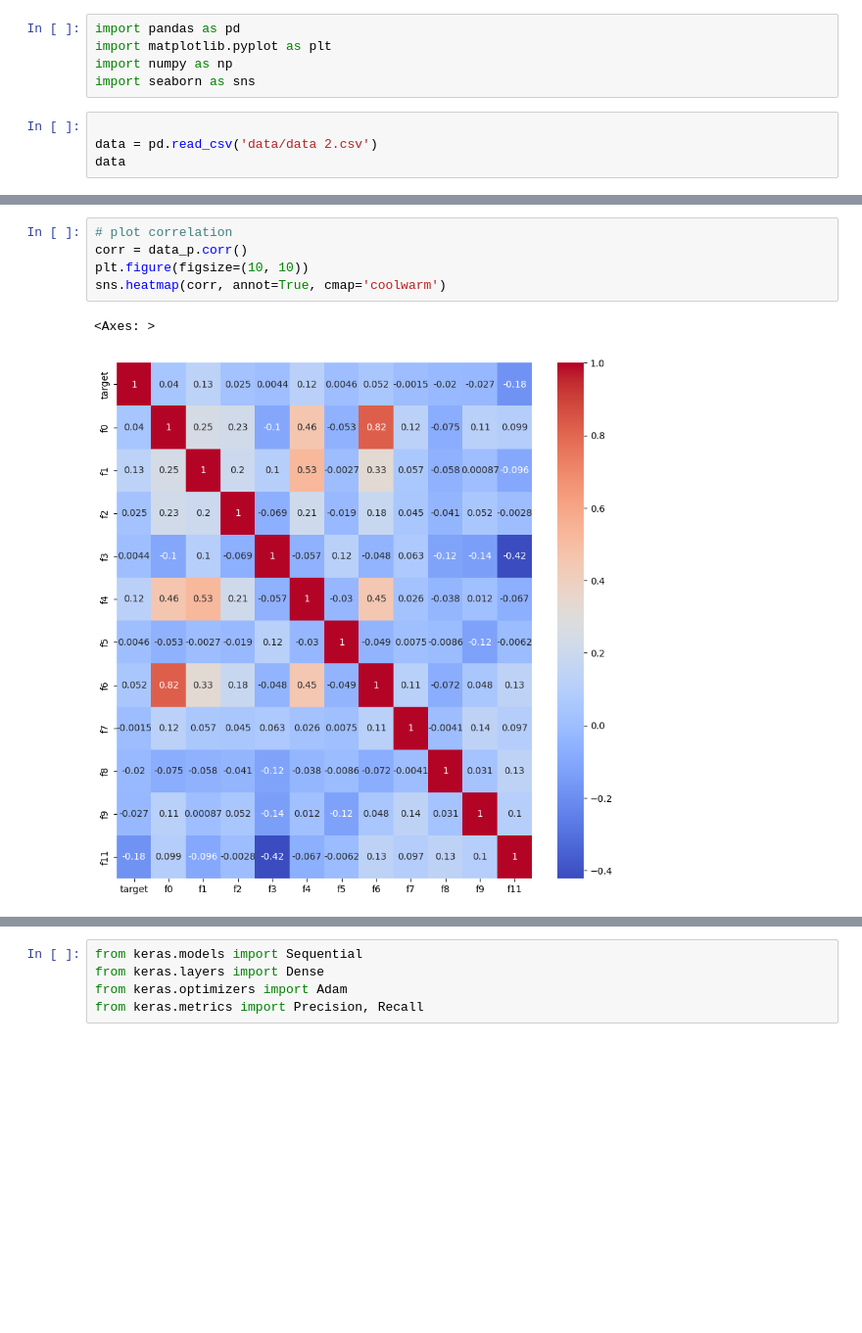
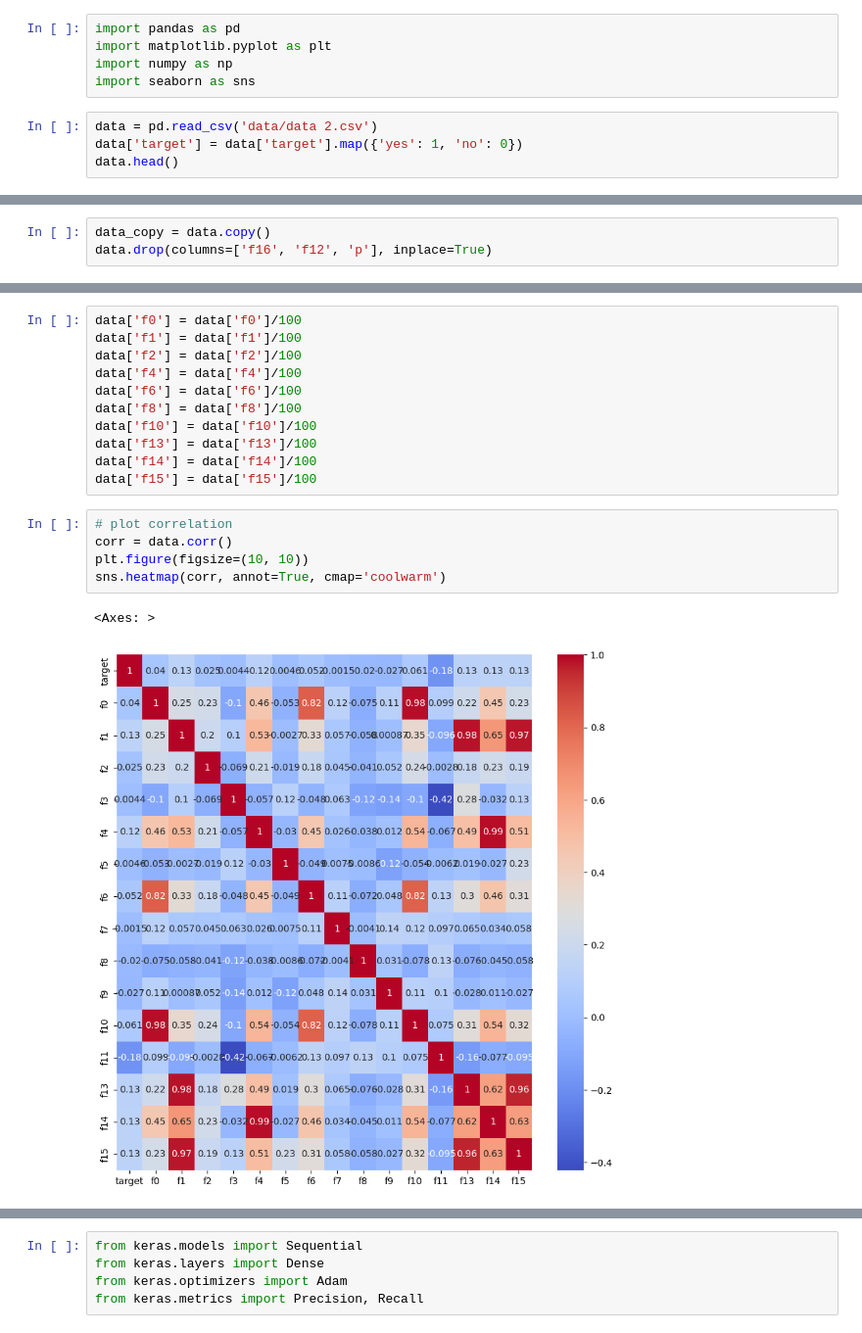
Before and after one commit to ItyTell/ml_lab, a Jupyter notebook: main.ipynb, the cells around one changed output, grey strips where cells are left out. Shown at 98% size. Cells and saved outputs as stored; diff of their text form; blank space fills up the shorter version.

```diff
--- a/main.ipynb
+++ b/main.ipynb
@@ -4,8 +4,8 @@ import matplotlib.pyplot as plt
 import numpy as np
 import seaborn as sns
 # %%
-
 data = pd.read_csv('data/data 2.csv')
-data
+data['target'] = data['target'].map({'yes': 1, 'no': 0})
+data.head()
 # %% [output]
 |  | p | target | f0 | f1 | f2 | f3 | f4 | f5 | f6 | f7 | f8 | ... |
@@ -91,0 +27,3 @@ data_p.drop(columns=['p'], inplace=True)
+# %%
+data_copy = data.copy()
+data.drop(columns=['f16', 'f12', 'p'], inplace=True)
@@ -92,8 +42,19 @@ data_p.drop(columns=['p'], inplace=True)
+# %%
+data['f0'] = data['f0']/100
+data['f1'] = data['f1']/100
+data['f2'] = data['f2']/100
+data['f4'] = data['f4']/100
+data['f6'] = data['f6']/100
+data['f8'] = data['f8']/100
+data['f10'] = data['f10']/100
+data['f13'] = data['f13']/100
+data['f14'] = data['f14']/100
+data['f15'] = data['f15']/100
 # %%
 # plot correlation
-corr = data_p.corr()
+corr = data.corr()
 plt.figure(figsize=(10, 10))
 sns.heatmap(corr, annot=True, cmap='coolwarm')
 # %% [output]
 <Axes: >
-[figure, old version]
+[figure, new version]
```
Also changed, not shown: parts of 58 cells of this notebook, 4 other files.
